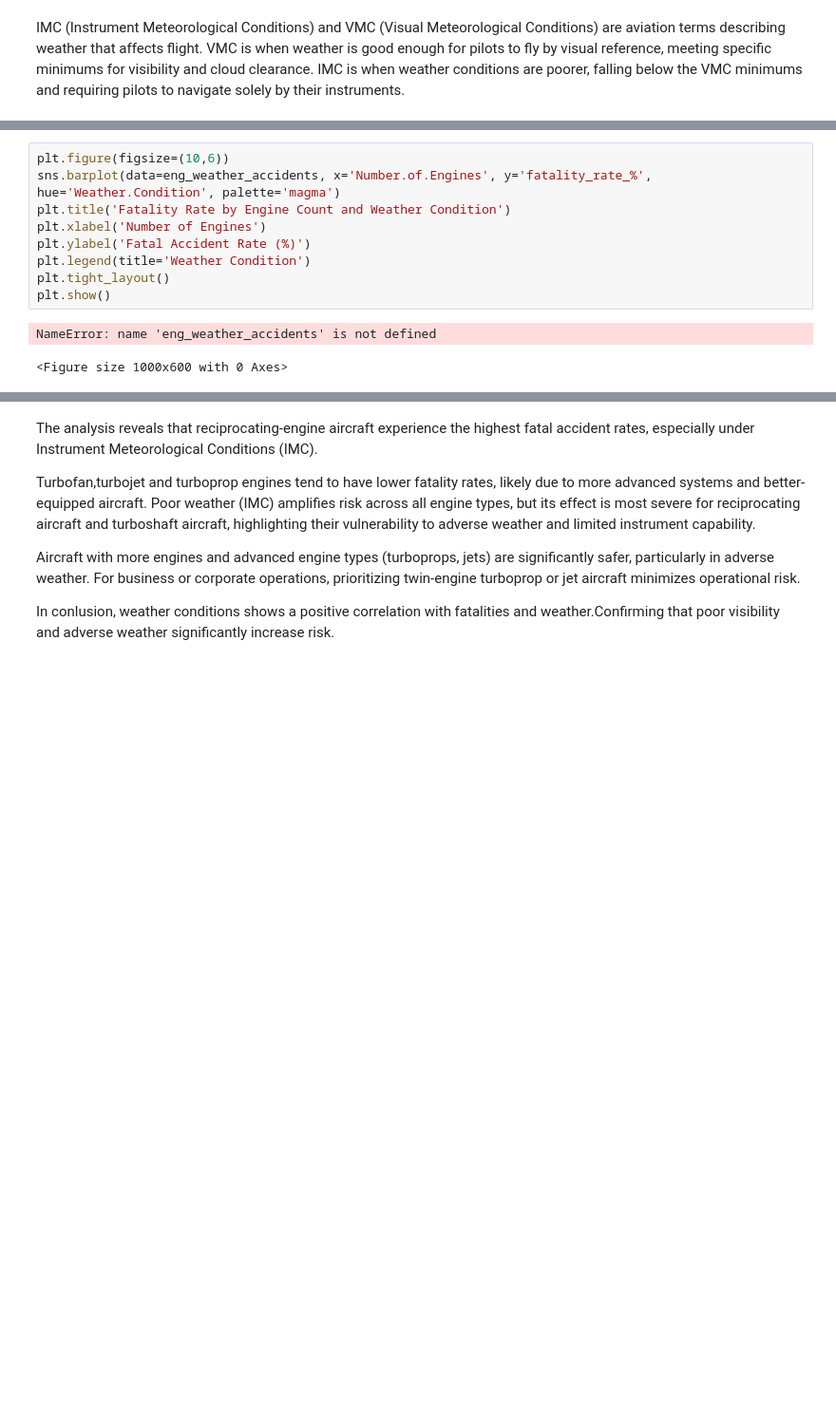
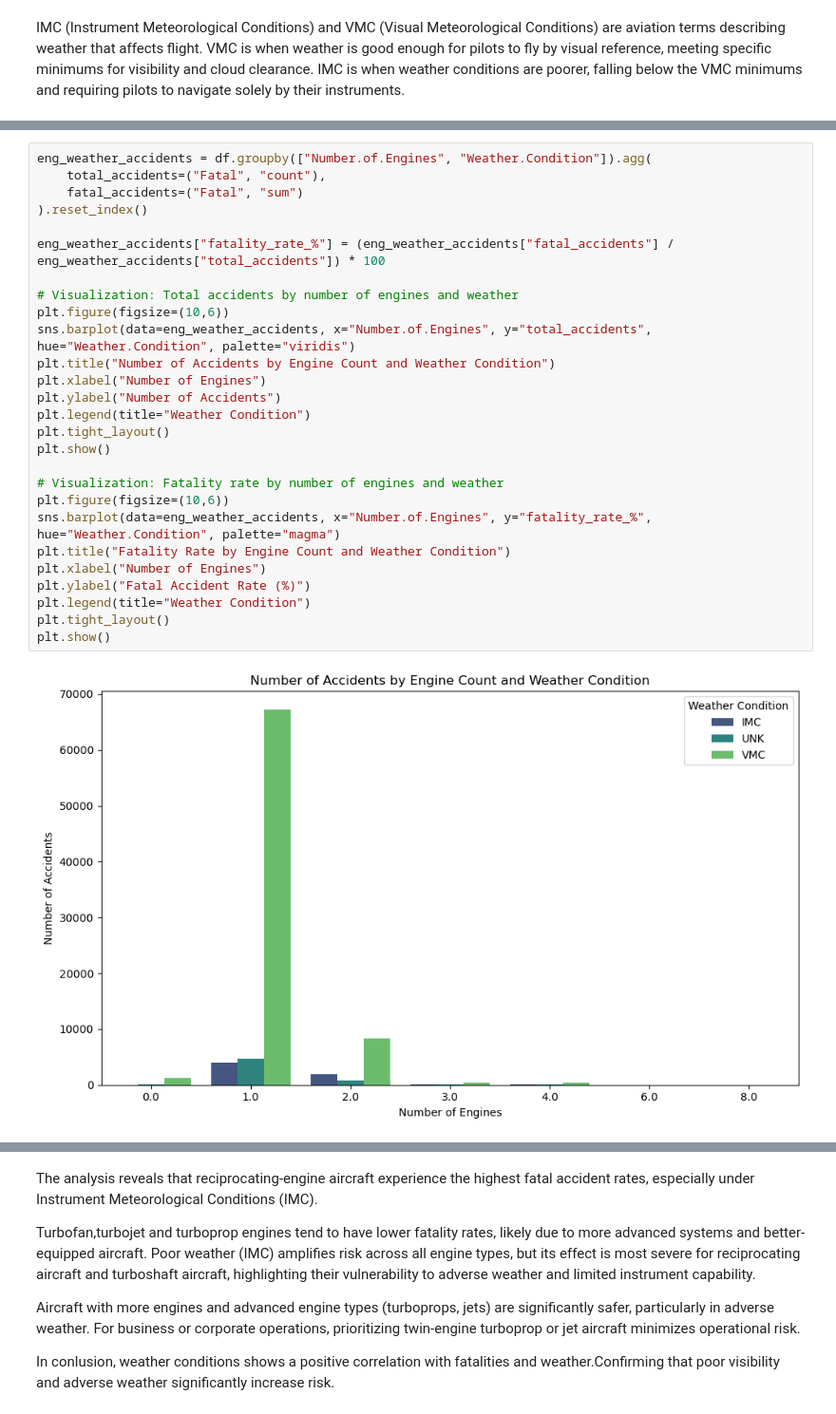
Before and after one commit to pkiar/Project-Data-Analysis-with-Pandas-, a Jupyter notebook: Projoct.ipynb, the cells around one changed output, grey strips where cells are left out. Shown at 95% size. Cells and saved outputs as stored; diff of their text form; blank space fills up the shorter version.

```diff
--- a/Projoct.ipynb
+++ b/Projoct.ipynb
@@ -584,14 +584,31 @@ display(engine_weather.sort_values('fatality_rate_%', ascending=False).head(10))
 | 21 | Unknown | UNK | 4001 | 1264 | 31.592102 |
 | 12 | TurboJet | UNK | 28 | 8 | 28.571429 |
 # %%
+eng_weather_accidents = df.groupby(["Number.of.Engines", "Weather.Condition"]).agg(
+    total_accidents=("Fatal", "count"),
+    fatal_accidents=("Fatal", "sum")
+).reset_index()
+
+eng_weather_accidents["fatality_rate_%"] = (eng_weather_accidents["fatal_accidents"] / eng_weather_accidents["total_accidents"]) * 100
+
+# Visualization: Total accidents by number of engines and weather
 plt.figure(figsize=(10,6))
-sns.barplot(data=eng_weather_accidents, x='Number.of.Engines', y='fatality_rate_%', hue='Weather.Condition', palette='magma')
-plt.title('Fatality Rate by Engine Count and Weather Condition')
-plt.xlabel('Number of Engines')
-plt.ylabel('Fatal Accident Rate (%)')
-plt.legend(title='Weather Condition')
+sns.barplot(data=eng_weather_accidents, x="Number.of.Engines", y="total_accidents", hue="Weather.Condition", palette="viridis")
+plt.title("Number of Accidents by Engine Count and Weather Condition")
+plt.xlabel("Number of Engines")
+plt.ylabel("Number of Accidents")
+plt.legend(title="Weather Condition")
 plt.tight_layout()
 plt.show()
+
+# Visualization: Fatality rate by number of engines and weather
+plt.figure(figsize=(10,6))
+sns.barplot(data=eng_weather_accidents, x="Number.of.Engines", y="fatality_rate_%", hue="Weather.Condition", palette="magma")
+plt.title("Fatality Rate by Engine Count and Weather Condition")
+plt.xlabel("Number of Engines")
+plt.ylabel("Fatal Accident Rate (%)")
+plt.legend(title="Weather Condition")
+plt.tight_layout()
+plt.show()
 # %% [output]
-NameError: name 'eng_weather_accidents' is not defined
-<Figure size 1000x600 with 0 Axes>
+[figure, added]
```
Also changed, not shown: parts of 11 cells of this notebook.
